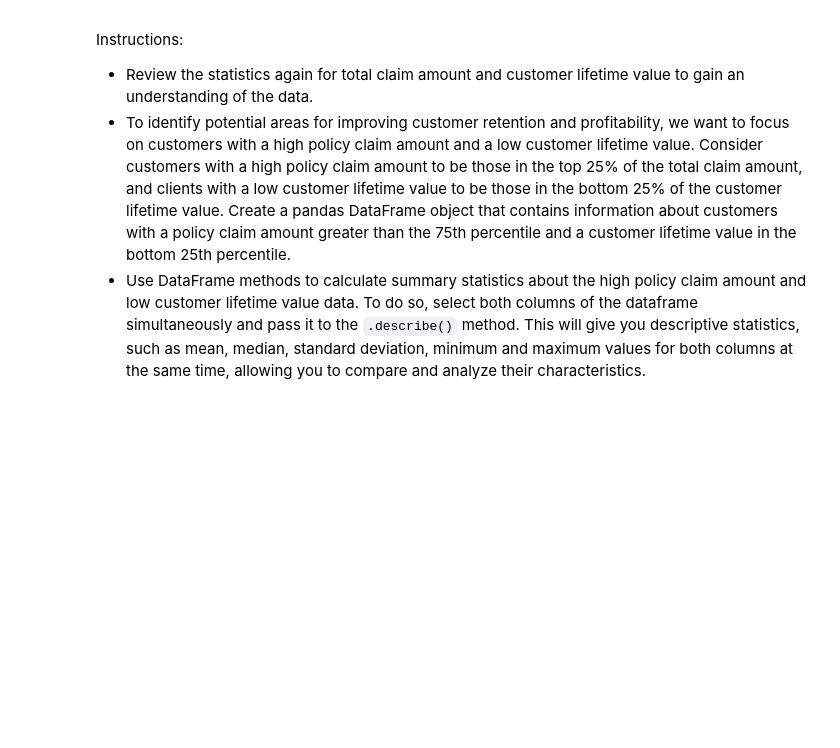
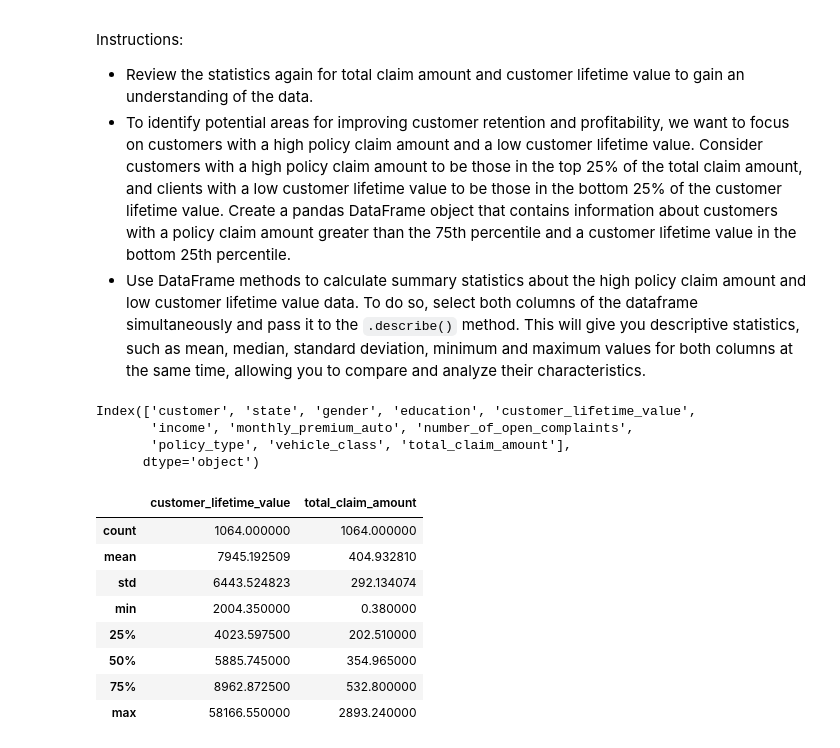
Before and after one commit to Beata2307/lab-dw-data-cleaning-and-formatting, a Jupyter notebook: lab-dw-data-cleaning-and-formatting.ipynb, the cells around one changed output. Saved outputs shown, nothing was run; the diff lists cells and outputs as text; code cells hidden in the pictures; blank space fills up the shorter version.

```diff
--- a/lab-dw-data-cleaning-and-formatting.ipynb
+++ b/lab-dw-data-cleaning-and-formatting.ipynb
@@ -199,0 +325,2 @@ Save the cleaned dataset to a new CSV file.
+# %%
+df_no_duplicates = df.drop_duplicates(subset=['state','gender', 'education', 'customer_lifetime_value','income','monthly_premium_auto','number_of_open_complaints','policy_type','vehicle_class','total_claim_amount'])
@@ -221,3 +352,21 @@ Instructions:
 - Use DataFrame methods to calculate summary statistics about the high policy claim amount and low customer lifetime value data. To do so, select both columns of the dataframe simultaneously and pass it to the `.describe()` method. This will give you descriptive statistics, such as mean, median, standard deviation, minimum and maximum values for both columns at the same time, allowing you to compare and analyze their characteristics.
 # %%
 # Your code here
+df_no_duplicates.columns
+# %% [output]
+Index(['customer', 'state', 'gender', 'education', 'customer_lifetime_value',
+       'income', 'monthly_premium_auto', 'number_of_open_complaints',
+       'policy_type', 'vehicle_class', 'total_claim_amount'],
+      dtype='object')
+# %%
+df_no_duplicates[['customer_lifetime_value','total_claim_amount']].describe()
+# %% [output]
+|  | customer_lifetime_value | total_claim_amount |
+| count | 1064.000000 | 1064.000000 |
+| mean | 7945.192509 | 404.932810 |
+| std | 6443.524823 | 292.134074 |
+| min | 2004.350000 | 0.380000 |
+| 25% | 4023.597500 | 202.510000 |
+| 50% | 5885.745000 | 354.965000 |
+| 75% | 8962.872500 | 532.800000 |
+| max | 58166.550000 | 2893.240000 |
```
Also changed, not shown: parts of 14 cells of this notebook.
